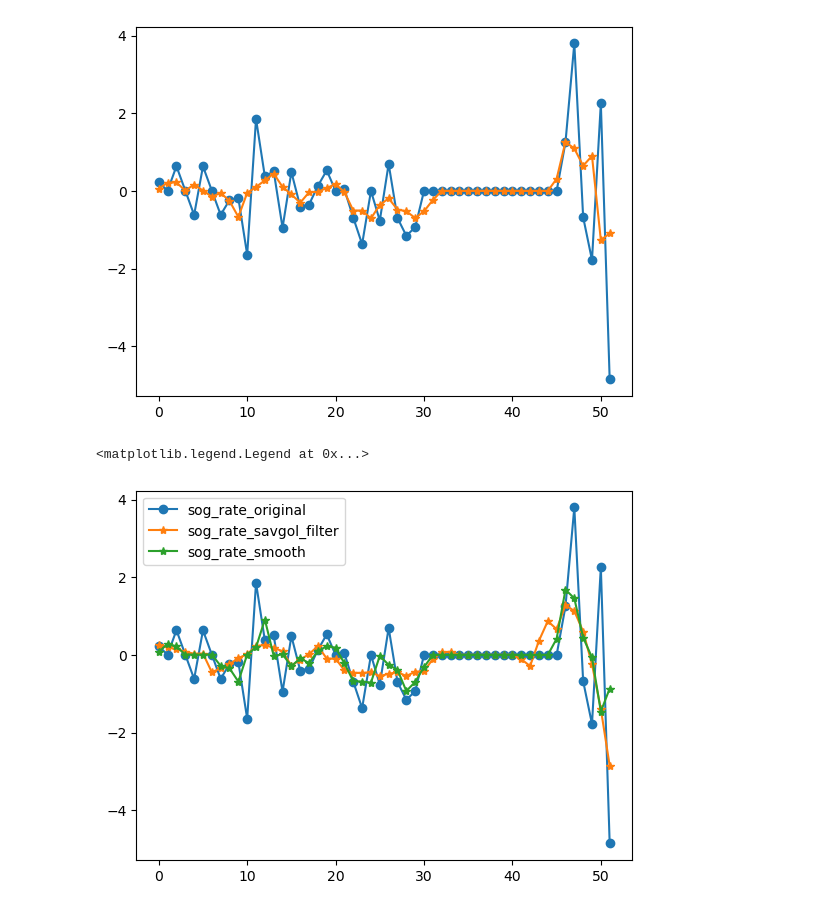
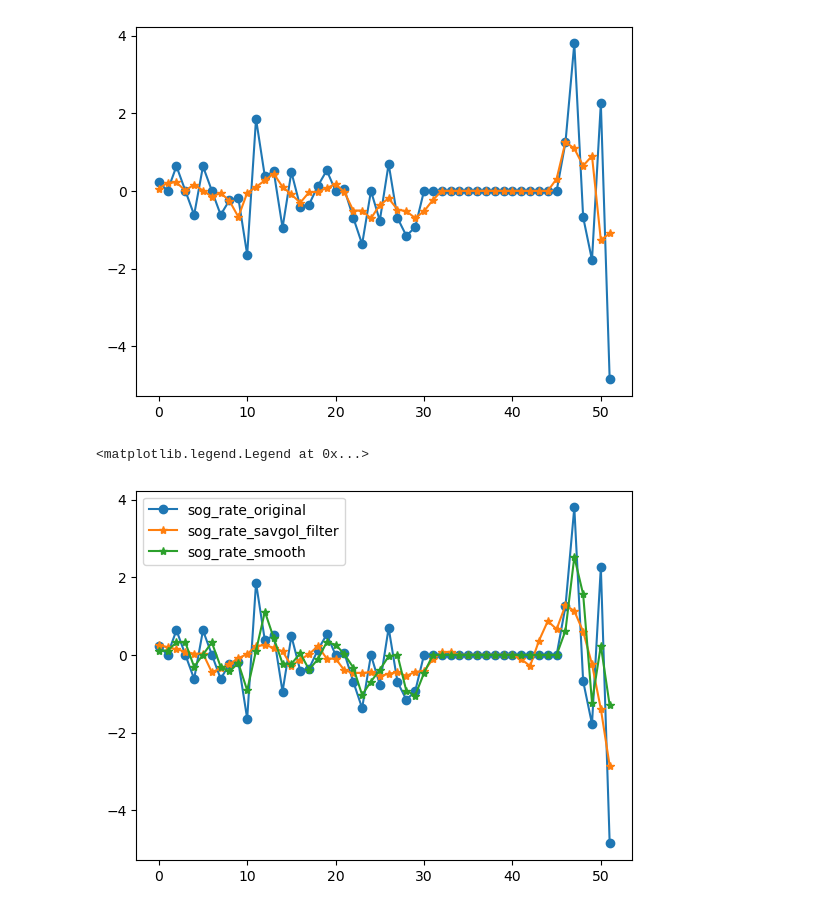
Before and after one commit to NOC-OI/ship-track-estimators, a Jupyter notebook: notebooks/track_smoothing.ipynb, the cells around one changed output. Cells and saved outputs as stored; diff of their text form; code cells hidden in the pictures.

Commit message:
Track smoothing notebook update

```diff
--- a/notebooks/track_smoothing.ipynb
+++ b/notebooks/track_smoothing.ipynb
@@ -6,11 +7,6 @@ import numpy as np
 # Read the subsampled data
 csv_file = "../data/modern_ships/WCE5063_subset_downsampled.csv"
 ship_track = ShipTrack(csv_file)
-# %%
-def smooth(y, box_pts):
-    box = np.ones(box_pts) / box_pts
-    y_smooth = np.convolve(y, box, mode='same')
-    return y_smooth
 # %%
 plt.plot(range(len(ship_track.cog)), ship_track.cog, "-o")
 plt.plot(range(len(ship_track.cog)), smooth(ship_track.cog, 2), "-*")
@@ -34,8 +30,8 @@ from scipy.signal import savgol_filter
 # %%
 plt.plot(range(len(ship_track.sog_rate)), ship_track.sog_rate, "-o", label="sog_rate_original")
 plt.plot(range(len(ship_track.sog_rate)), savgol_filter(ship_track.sog_rate, 10, 2), "-*", label="sog_rate_savgol_filter")
-plt.plot(range(len(ship_track.sog_rate)), smooth(ship_track.sog_rate, 3), "-*", label="sog_rate_smooth")
+plt.plot(range(len(ship_track.sog_rate)), smooth(ship_track.sog_rate, 2), "-*", label="sog_rate_smooth")
 plt.legend()
 # %% [output]
 <matplotlib.legend.Legend at 0x...>
-[figure, old version]
+[figure, new version]
```
Also changed, not shown: parts of 1 cell of this notebook.
